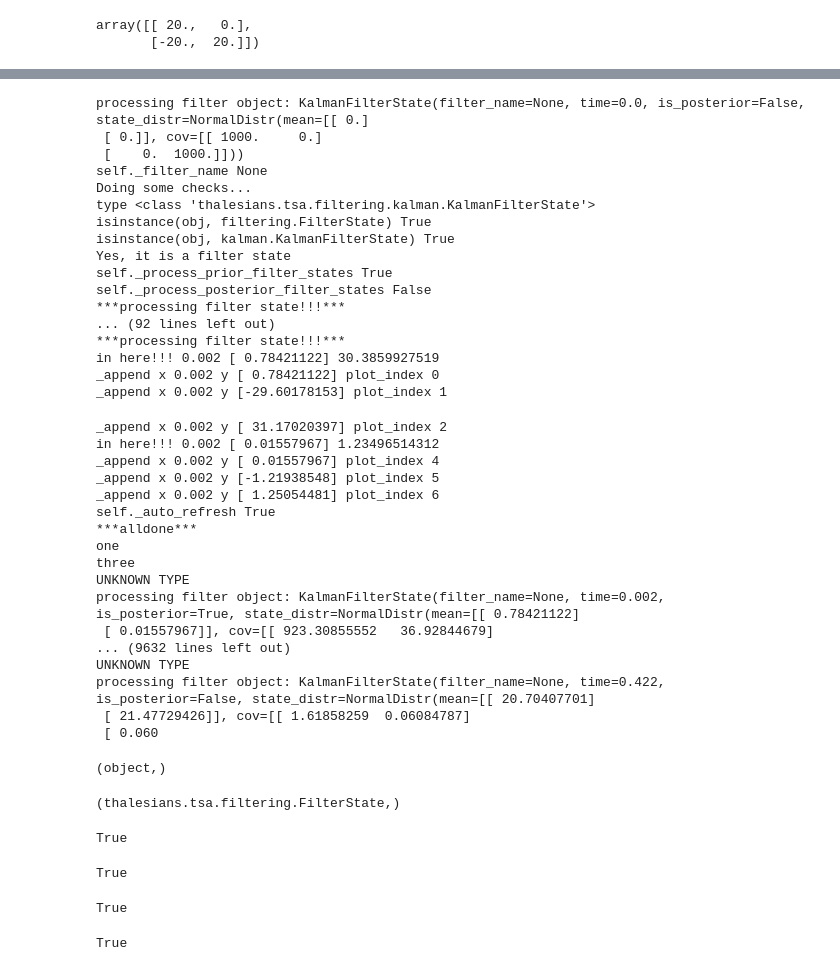
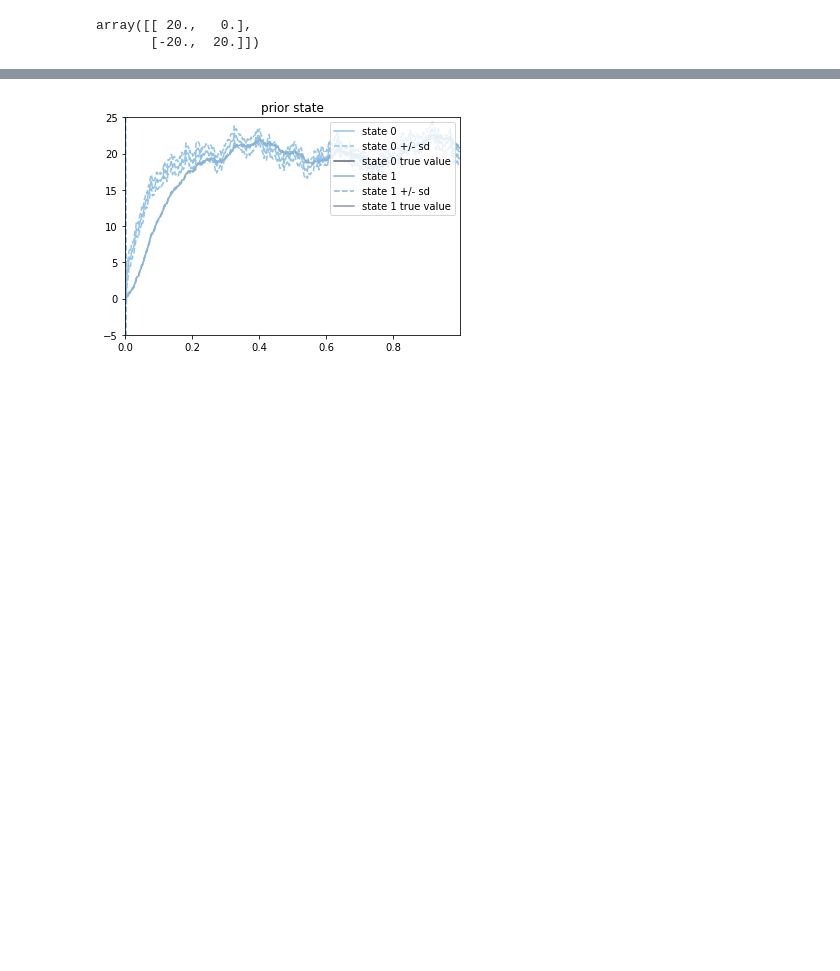
Before and after one commit to thalesians/tsa, a Jupyter notebook: src/jupyter/python/multiscaleou.ipynb, the cells around one changed output, grey strips where cells are left out. Cells and saved outputs as stored; diff of their text form; code cells hidden in the pictures; blank space fills up the shorter version.

Commit message:
Most of the filtering plots now work offline, with the exception of InnovationQQPlot and EffectiveSampleSizePlot, which aren't finished yet.

```diff
--- a/src/jupyter/python/multiscaleou.ipynb
+++ b/src/jupyter/python/multiscaleou.ipynb
@@ -19,7 +19,7 @@ import thalesians.tsa.simulation as sim
 # %%
 rnd.random_state(np.random.RandomState(seed=42), force=True);
 # %%
-X = proc.OrnsteinUhlenbeckProcess.create_multiscale_from_vol(transition_vector=[20., 20.], mean=20., vol=[[10., .0], [.0, 5.]])
+X = proc.OrnsteinUhlenbeckProcess.create_multiscale_from_vol(transition_vector=[20., 20.], mean=20., vol=[[10., .0], [.0, 2.]])
 # %%
 X.transition
 # %% [output]
@@ -43,5 +39,7 @@ last_observable = filtr.create_observable(kalman.KalmanFilterObsModel.create([[0
 # %%
 run_df = filtering.run(observable=last_observable, obss=1, df=df, return_df=True)
 # %%
-sp = visual.StatePlot(); sp.process_run_df(run_df)
+sp = visual.StatePlot(plot_obs_results=False)
+sp.process_run_df(run_df)
+sp.ax.set_ylim((-5, 25));
 # %% [output]
@@ -50,58 +46 @@ sp = visual.StatePlot(); sp.process_run_df(run_df)
-processing filter object: KalmanFilterState(filter_name=None, time=0.0, is_posterior=False, state_distr=NormalDistr(mean=[[ 0.]
- [ 0.]], cov=[[ 1000.     0.]
- [    0.  1000.]]))
-self._filter_name None
-Doing some checks...
-type <class 'thalesians.tsa.filtering.kalman.KalmanFilterState'>
-isinstance(obj, filtering.FilterState) True
-isinstance(obj, kalman.KalmanFilterState) True
-Yes, it is a filter state
-self._process_prior_filter_states True
-self._process_posterior_filter_states False
-***processing filter state!!!***
-... (92 lines left out)
-***processing filter state!!!***
-in here!!! 0.002 [ 0.78421122] 30.3859927519
-_append x 0.002 y [ 0.78421122] plot_index 0
-_append x 0.002 y [-29.60178153] plot_index 1
-_append x 0.002 y [ 31.17020397] plot_index 2
-in here!!! 0.002 [ 0.01557967] 1.23496514312
-_append x 0.002 y [ 0.01557967] plot_index 4
-_append x 0.002 y [-1.21938548] plot_index 5
-_append x 0.002 y [ 1.25054481] plot_index 6
-self._auto_refresh True
-***alldone***
-one
-three
-UNKNOWN TYPE
-processing filter object: KalmanFilterState(filter_name=None, time=0.002, is_posterior=True, state_distr=NormalDistr(mean=[[ 0.78421122]
- [ 0.01557967]], cov=[[ 923.30855552   36.92844679]
-... (9632 lines left out)
-UNKNOWN TYPE
-processing filter object: KalmanFilterState(filter_name=None, time=0.422, is_posterior=False, state_distr=NormalDistr(mean=[[ 20.70407701]
- [ 21.47729426]], cov=[[ 1.61858259  0.06084787]
- [ 0.060
+[figure, added]
-# %%
-filtering.FilterState.__bases__
-# %% [output]
-(object,)
-# %%
-kalman.KalmanFilterState.__bases__
-# %% [output]
-(thalesians.tsa.filtering.FilterState,)
-# %%
-filtering.FilterState in kalman.KalmanFilterState.__bases__
-# %% [output]
-True
-# %%
-kalman.KalmanFilterState.__bases__[0] == filtering.FilterState
-# %% [output]
-True
-# %%
-issubclass(kalman.KalmanFilterState, filtering.FilterState)
-# %% [output]
-True
-# %%
-issubclass(kalman.KalmanFilterState, filtering.FilterState)
-# %% [output]
-True
```
Also changed, not shown: parts of 19 cells of this notebook, 1 other file.
